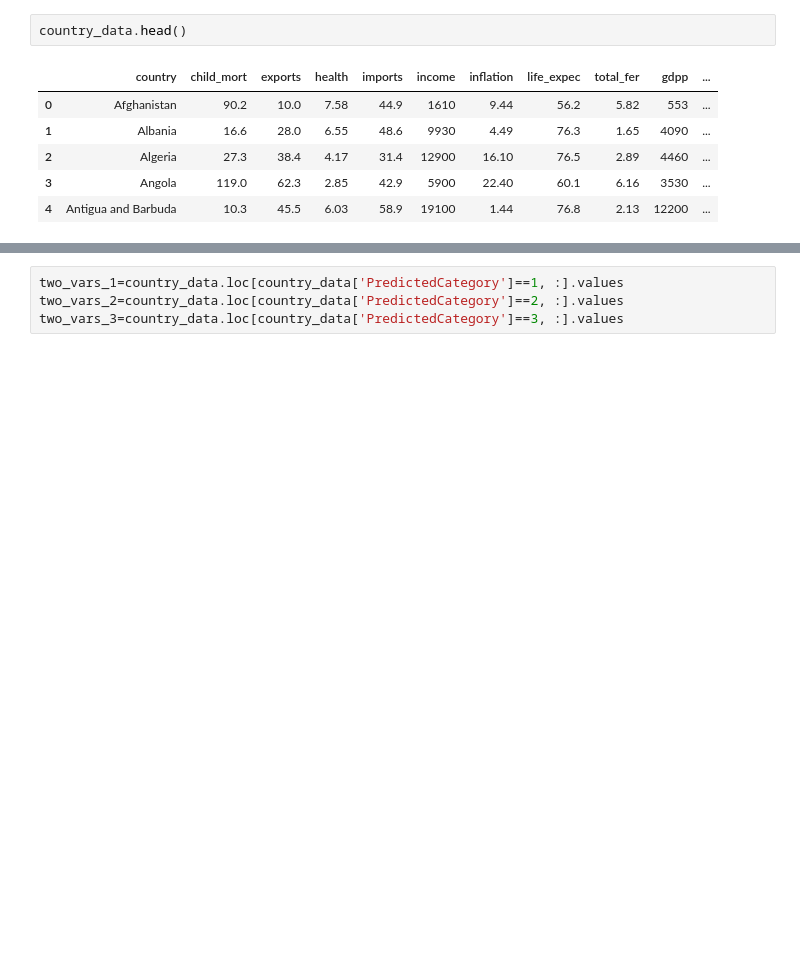
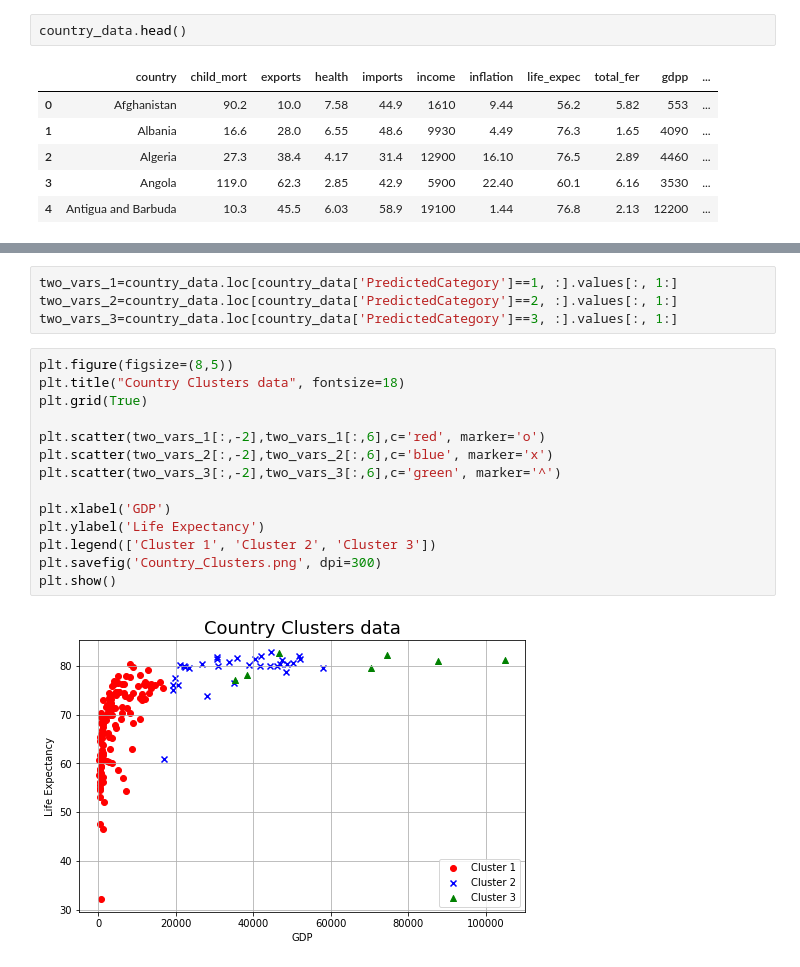
Before and after one commit to prawizard/CE888_Repo, a Jupyter notebook: Lab_6/Task7_Lab6.ipynb, the cells around one changed output, grey strips where cells are left out. Saved outputs shown, nothing was run; the diff lists cells and outputs as text; blank space fills up the shorter version.

```diff
--- a/Lab_6/Task7_Lab6.ipynb
+++ b/Lab_6/Task7_Lab6.ipynb
@@ -79,5 +79,21 @@ country_data['PredictedCategory'].value_counts()
 Name: PredictedCategory, dtype: int64
 # %%
-two_vars_1=country_data.loc[country_data['PredictedCategory']==1, :].values
-two_vars_2=country_data.loc[country_data['PredictedCategory']==2, :].values
-two_vars_3=country_data.loc[country_data['PredictedCategory']==3, :].values
+two_vars_1=country_data.loc[country_data['PredictedCategory']==1, :].values[:, 1:]
+two_vars_2=country_data.loc[country_data['PredictedCategory']==2, :].values[:, 1:]
+two_vars_3=country_data.loc[country_data['PredictedCategory']==3, :].values[:, 1:]
+# %%
+plt.figure(figsize=(8,5))
+plt.title("Country Clusters data", fontsize=18)
+plt.grid(True)
+
+plt.scatter(two_vars_1[:,-2],two_vars_1[:,6],c='red', marker='o')
+plt.scatter(two_vars_2[:,-2],two_vars_2[:,6],c='blue', marker='x')
+plt.scatter(two_vars_3[:,-2],two_vars_3[:,6],c='green', marker='^')
+
+plt.xlabel('GDP')
+plt.ylabel('Life Expectancy')
+plt.legend(['Cluster 1', 'Cluster 2', 'Cluster 3'])
+plt.savefig('Country_Clusters.png', dpi=300)
+plt.show()
+# %% [output]
+[figure, added]
```
Also changed, not shown: parts of 10 cells of this notebook.
